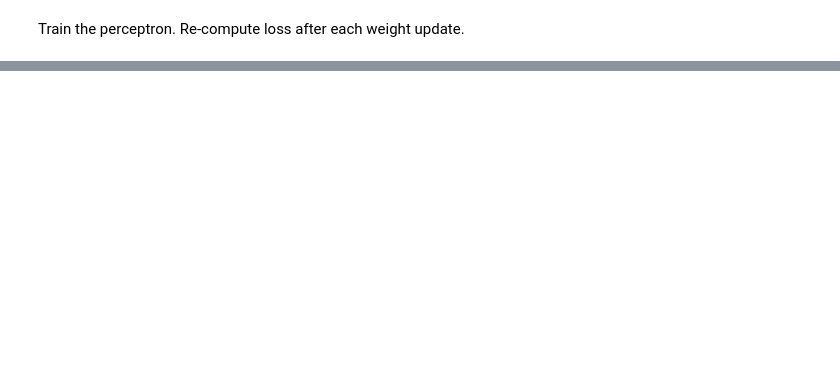
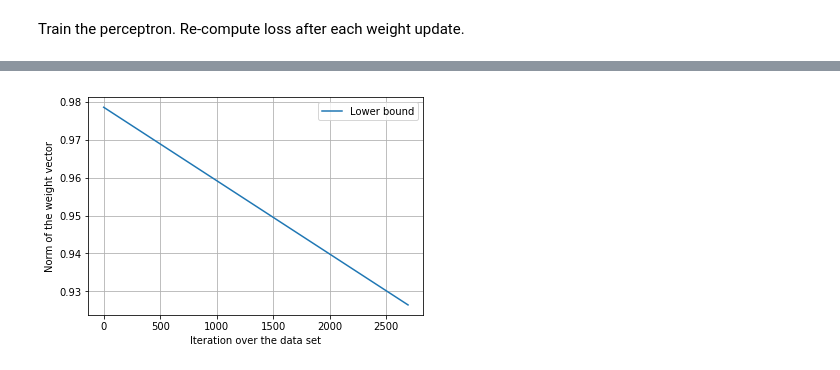
Before and after one commit to zhihanyang2022/bishop1995_notes, a Jupyter notebook: c3_single_layer_networks/perceptron.ipynb, the cells around one changed output, grey strips where cells are left out. Drawn from its saved outputs; the diff is of its cells as text; code cells hidden in the pictures; blank space fills up the shorter version.

```diff
--- a/c3_single_layer_networks/perceptron.ipynb
+++ b/c3_single_layer_networks/perceptron.ipynb
@@ -209,3 +284,23 @@ plt.show()
+# %%
+numerators = p.numerator()
+# %%
+denominators = p.denominator()
+# %%
+plt.plot(np.array(numerators) / np.array(denominators), label='Lower bound')
+# plt.plot(p.w_norms(), label='Norm')
+
+plt.grid()
+# plt.yscale('log')
+
+plt.xlabel('Iteration over the data set')
+plt.ylabel('Norm of the weight vector')
+plt.legend()
+
+# plt.ylim(0, 1.0)
+
+plt.show()
+# %% [output]
+[figure, added]
 # %%
 p.w
 # %% [output]
```
Also changed, not shown: parts of 14 cells of this notebook, 1 other file.
